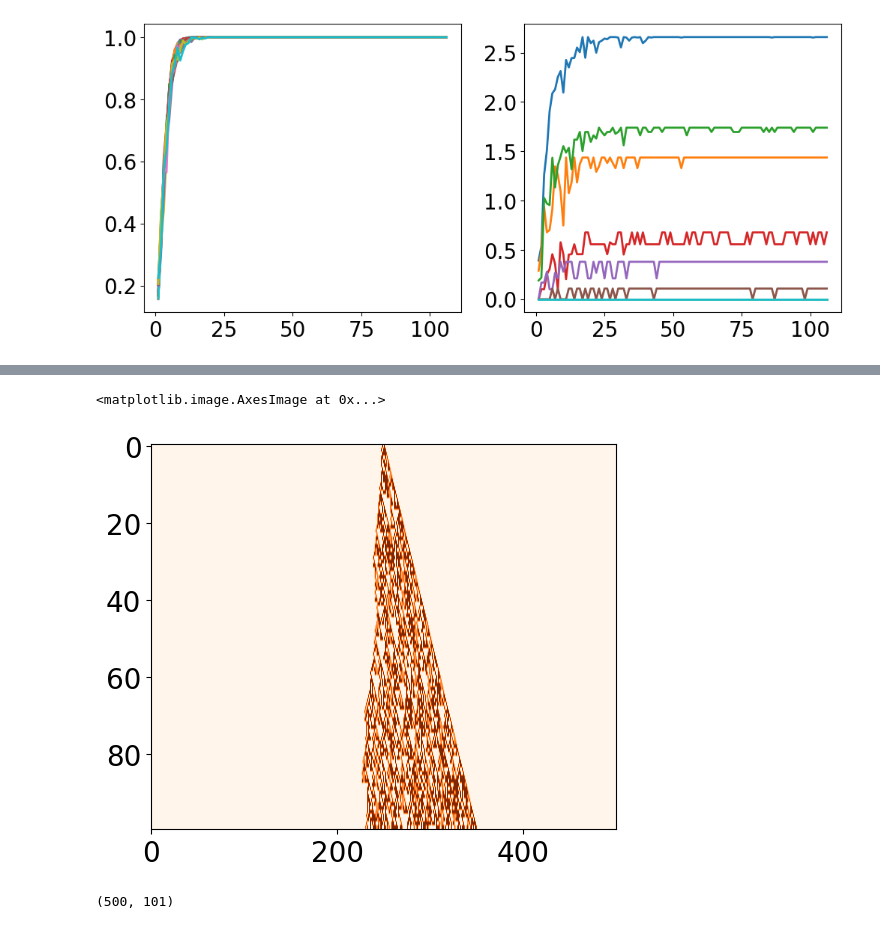
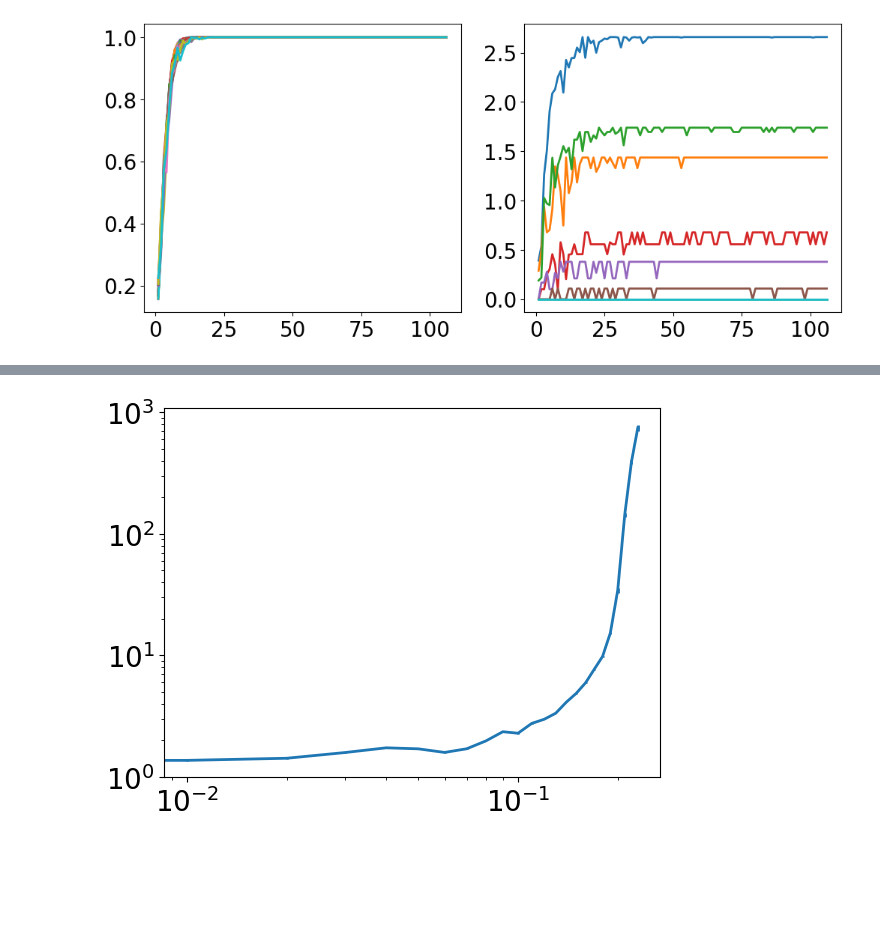
Before and after one commit to zsxqblz/classical_hayden_preskill, a Jupyter notebook: visualization/visualization_240323.ipynb, the cells around one changed output, grey strips where cells are left out. Saved outputs shown, nothing was run; the diff lists cells and outputs as text; code cells hidden in the pictures; blank space fills up the shorter version.

```diff
--- a/visualization/visualization_240323.ipynb
+++ b/visualization/visualization_240323.ipynb
@@ -77,12 +111,17 @@ plt.colorbar()
-# %%
-OTOC = (traj0.astype(bool) ^ traj1.astype(bool))
-OTOC = OTOC.astype(int)
-plt.figure(figsize=(6,5))
-plt.imshow(np.roll(OTOC[0:100,:],250,1),aspect="auto",cmap="Oranges")
-# %% [output]
-<matplotlib.image.AxesImage at 0x...>
-[figure, removed]
-# %%
-OTOC.shape
-# %% [output]
-(500, 101)
+# %%
+def fit_exp(x,x0):
+    return 1-np.exp(-x/x0)
+
+pertb_upper_idx = 24
+meas0_l = np.zeros(pertb_upper_idx)
+meas0_std_l = np.zeros(pertb_upper_idx)
+for pertb_idx in range(0,pertb_upper_idx,1):
+    popt, pcov = curve_fit(fit_exp, nmeas_l, S_ave_arr[pertb_idx,:] / max(S_ave_arr[pertb_idx,:]),p0=(2))
+    meas0_l[pertb_idx] = popt[0]
+    meas0_std_l[pertb_idx] = np.sqrt(pcov[0])
+
+plt.errorbar(pertb_l[0:pertb_upper_idx],meas0_l,yerr=meas0_std_l)
+plt.xscale('log')
+plt.yscale('log')
+# %% [output]
+[figure, added]
```
Also changed, not shown: parts of 8 cells of this notebook, 2 other files.
